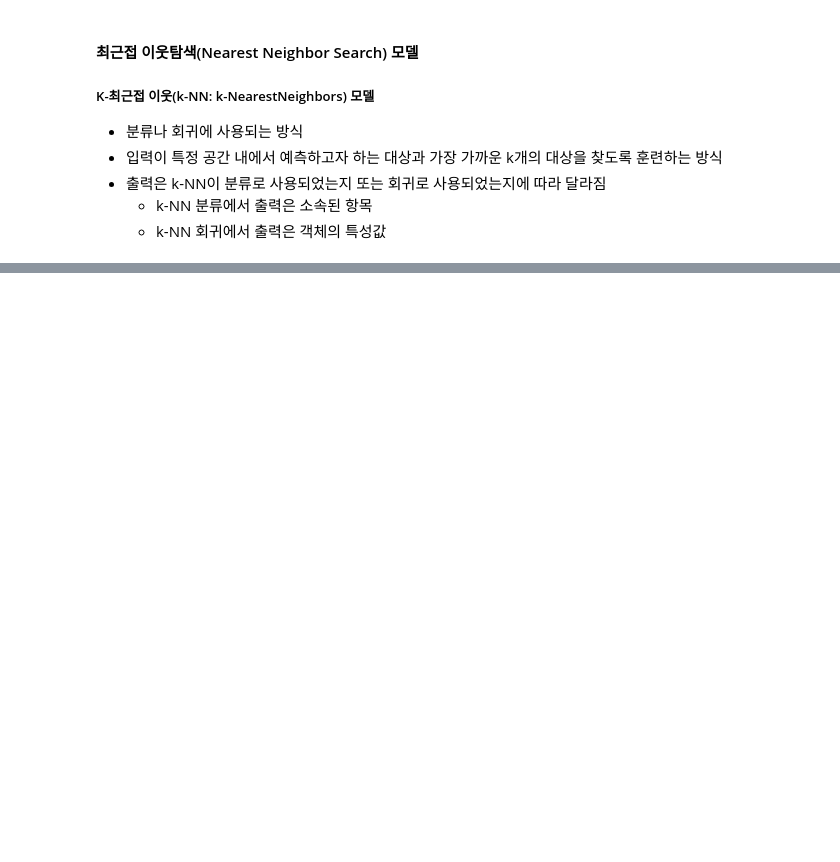
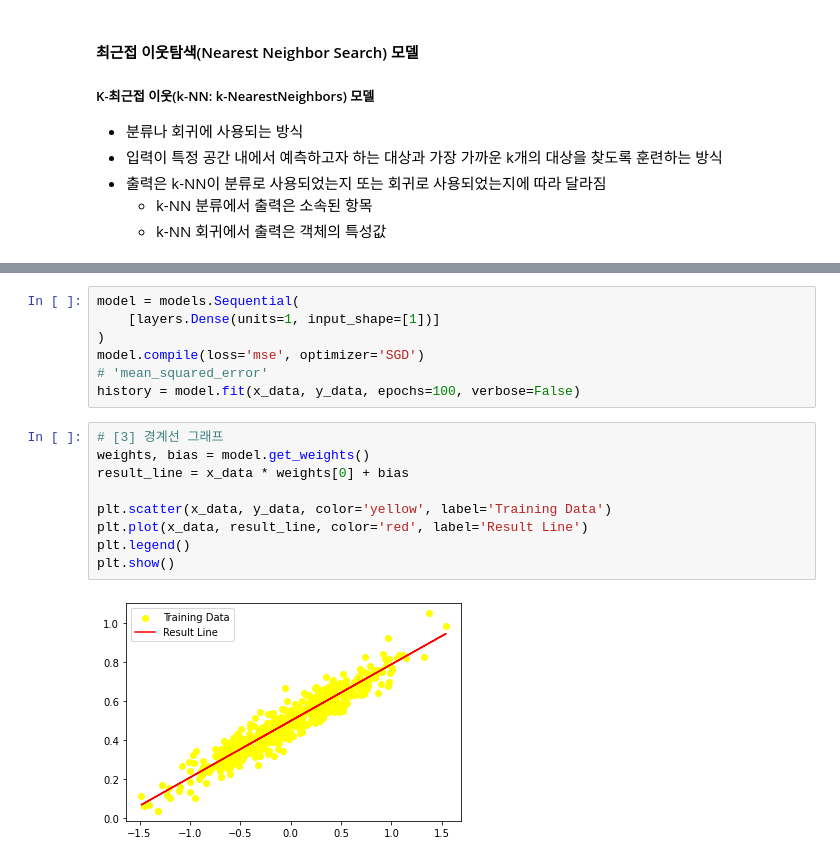
Before and after one commit to swleexz/TIL, a Jupyter notebook: 01_bigdata_ai_via_python/08_machine_learning.ipynb, the cells around one changed output, grey strips where cells are left out. Saved outputs shown, nothing was run; the diff lists cells and outputs as text; blank space fills up the shorter version.

```diff
--- a/01_bigdata_ai_via_python/08_machine_learning.ipynb
+++ b/01_bigdata_ai_via_python/08_machine_learning.ipynb
@@ -341,0 +576,18 @@ print(accuracy_score(y_test, predictions))
+# %%
+model = models.Sequential(
+    [layers.Dense(units=1, input_shape=[1])]
+)
+model.compile(loss='mse', optimizer='SGD')
+# 'mean_squared_error'
+history = model.fit(x_data, y_data, epochs=100, verbose=False)
+# %%
+# [3] 경계선 그래프
+weights, bias = model.get_weights()
+result_line = x_data * weights[0] + bias
+
+plt.scatter(x_data, y_data, color='yellow', label='Training Data')
+plt.plot(x_data, result_line, color='red', label='Result Line')
+plt.legend()
+plt.show()
+# %% [output]
+[figure, added]
```
Also changed, not shown: parts of 36 cells of this notebook.
